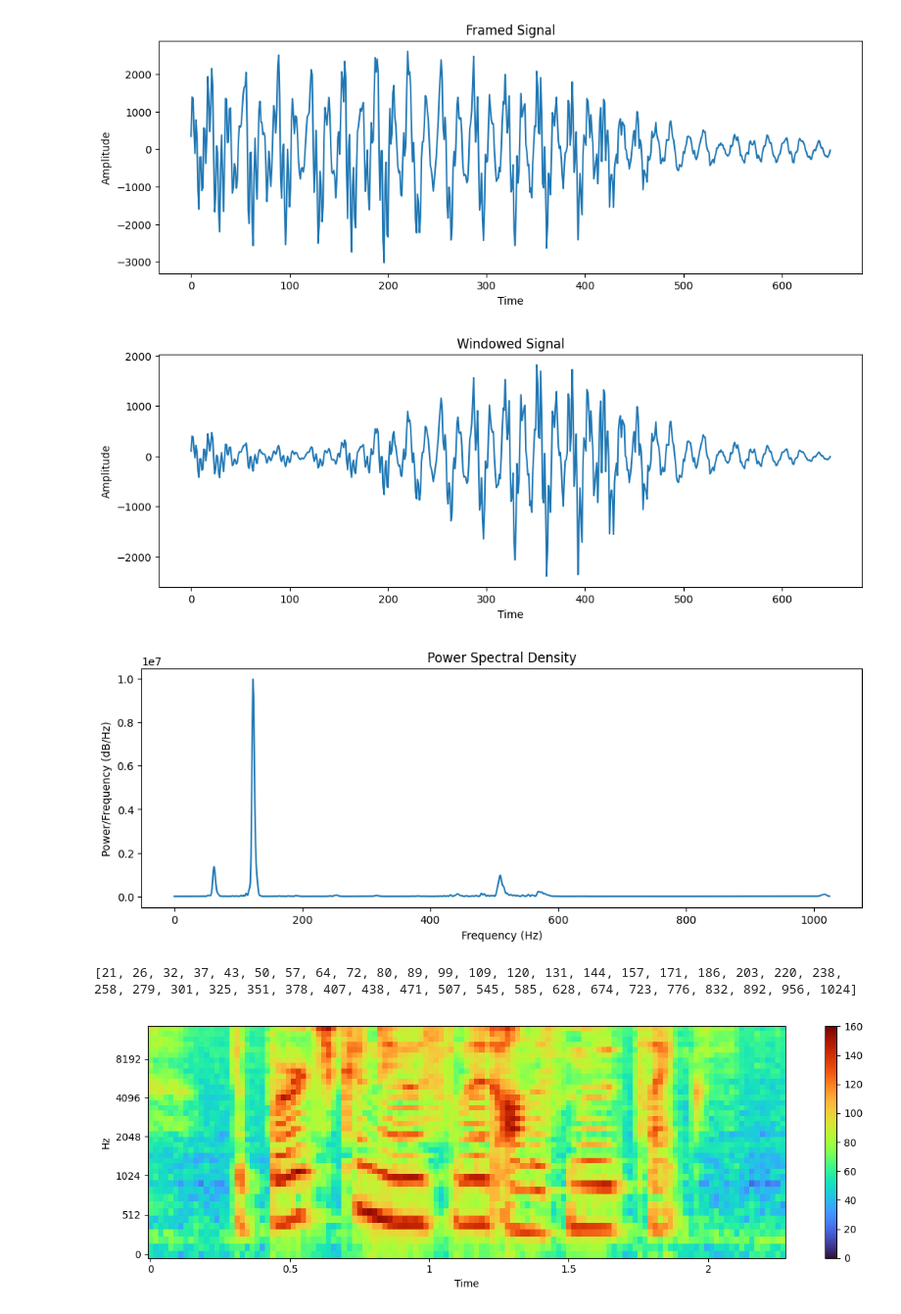
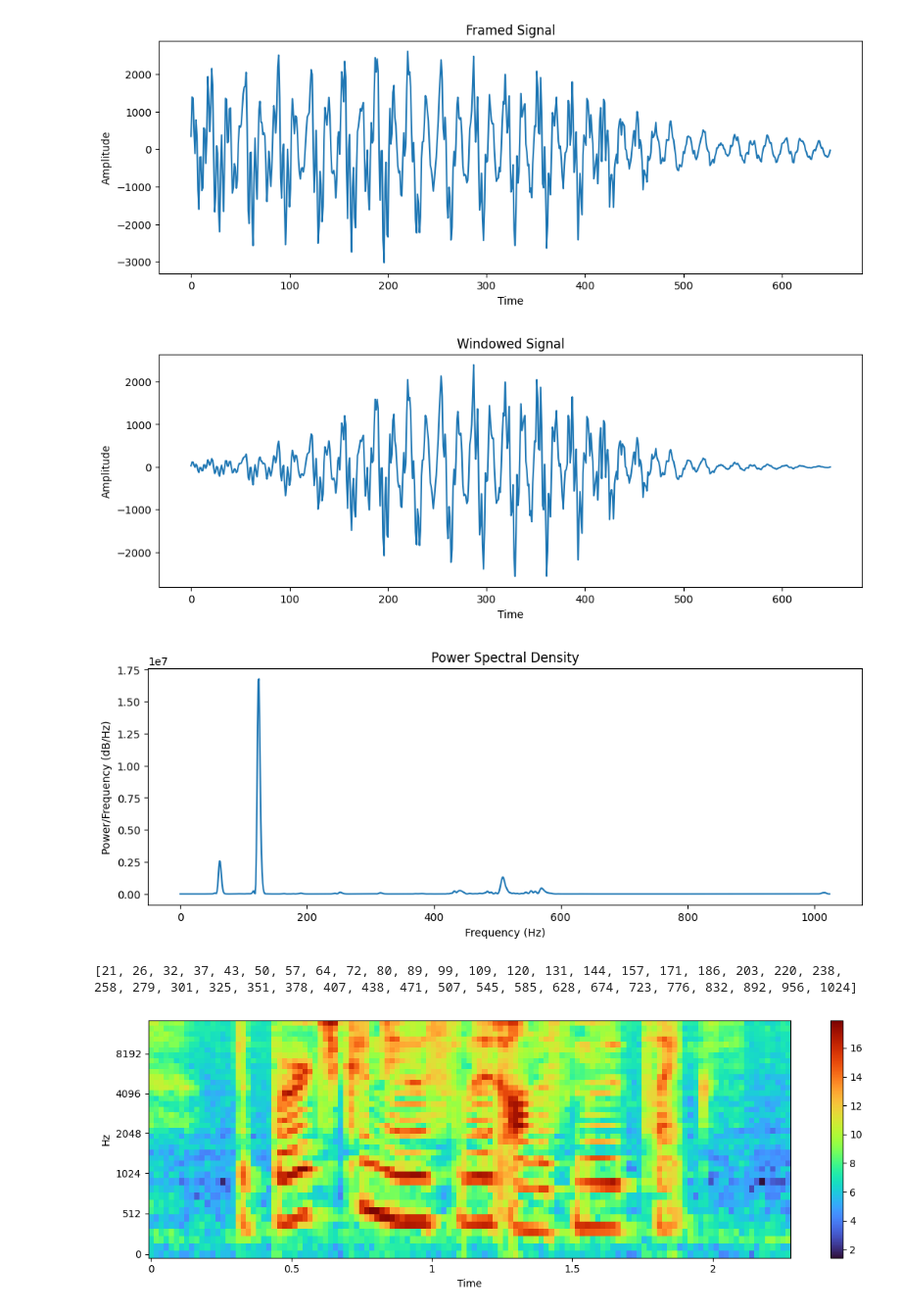
Before and after one commit to svijayvrat/Py-STT-Engine, a Jupyter notebook: stt-engine.ipynb, the cells around one changed output. Shown: that part at 98% size. Cells and saved outputs as stored; diff of their text form; code cells hidden in the pictures.

```diff
--- a/stt-engine.ipynb
+++ b/stt-engine.ipynb
@@ -98,7 +98,7 @@ hammed_audio=[]
 for frame in audio_frames:
     temp_hammed_audio=[]
     for i in range(0,frame_size):
-        temp_hammed_audio.append(frame[i]*(0.54-0.46*math.cos(2*math.pi*i/frame_size-1)))
+        temp_hammed_audio.append(frame[i]*(0.54-0.46*math.cos(2*math.pi*i/(frame_size-1))))
 
     hammed_audio.append(temp_hammed_audio)
 
@@ -109,7 +109,7 @@ plt.xlabel('Time')
 plt.ylabel('Amplitude')
 plt.show()
 # %% [output]
-[figure, old version]
+[figure, new version]
 # %%
 # FFT(Fast Fourier Transform) Layer
 # Used to convert time-domain signal to frequency-domain to analyze frequency components of speech.
@@ -128,7 +128,7 @@ plt.xlabel("Frequency (Hz)")
 plt.ylabel("Power/Frequency (dB/Hz)")
 plt.show()
 # %% [output]
-[figure, old version]
+[figure, new version]
 # %%
 # Mel-filter banks
 # Mel-scale related to human-percieved frequency to its actual frequency. Since humans do not hear sound linearly,
@@ -162,29 +162,29 @@ print(freq_bin)
 # %%
 # computing the filterbanks
 temp_filter_bank=np.zeros((n_filters,int((NFFT/2))+1))
 for i in range(1,n_filters+1):
     for k in range(0,int((NFFT/2))):  #frame length
         if k<freq_bin[i]:
             temp_filter_bank[i-1][k]=0
         elif freq_bin[i-1]<=k and k<=freq_bin[i]:
             temp_filter_bank[i-1][k]=(k-freq_bin[i-1])/(freq_bin[i]-freq_bin[i-1])
         elif freq_bin[i]<=k and k<=freq_bin[i+1]:
             temp_filter_bank[i-1][k]=(freq_bin[i+1]-k)/(freq_bin[i+1]-freq_bin[i])
         else:
             temp_filter_bank[i-1][k]=0
 
 
 filter_banks=np.dot(power_spectrum, temp_filter_bank.T)
 filter_banks=np.where(filter_banks == 0, np.finfo(float).eps, filter_banks)
-filter_banks=20*np.log10(filter_banks)
+filter_banks=np.log(filter_banks+1e-8)
 
 plt.figure(figsize=(12, 4))
-librosa.display.specshow(filter_banks.T, sr=sampleRate, x_axis='time', y_axis='mel',cmap='turbo',vmin=0,vmax=160)
+librosa.display.specshow(filter_banks.T, sr=sampleRate, x_axis='time', y_axis='mel',cmap='turbo')
 plt.colorbar()
 plt.tight_layout()
 plt.show()
 # %% [output]
-[figure, old version]
+[figure, new version]
 # %%
 # Generate MFCCs
 # We apply DCT on the filterbanks to obtain a set of 26 Mel-Frequency Cepstral Coefficients.
```
Also changed, not shown: parts of 1 cell of this notebook.
